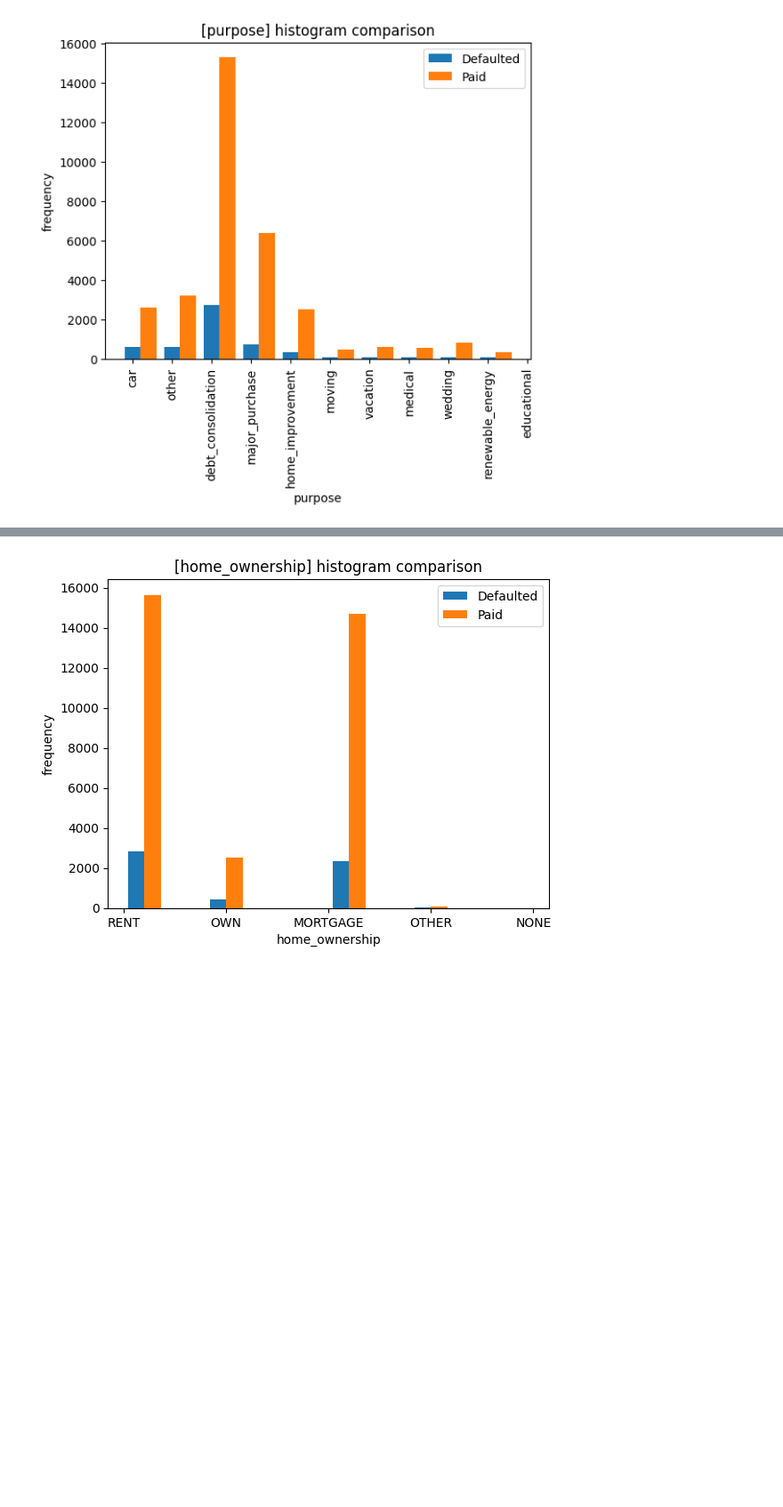
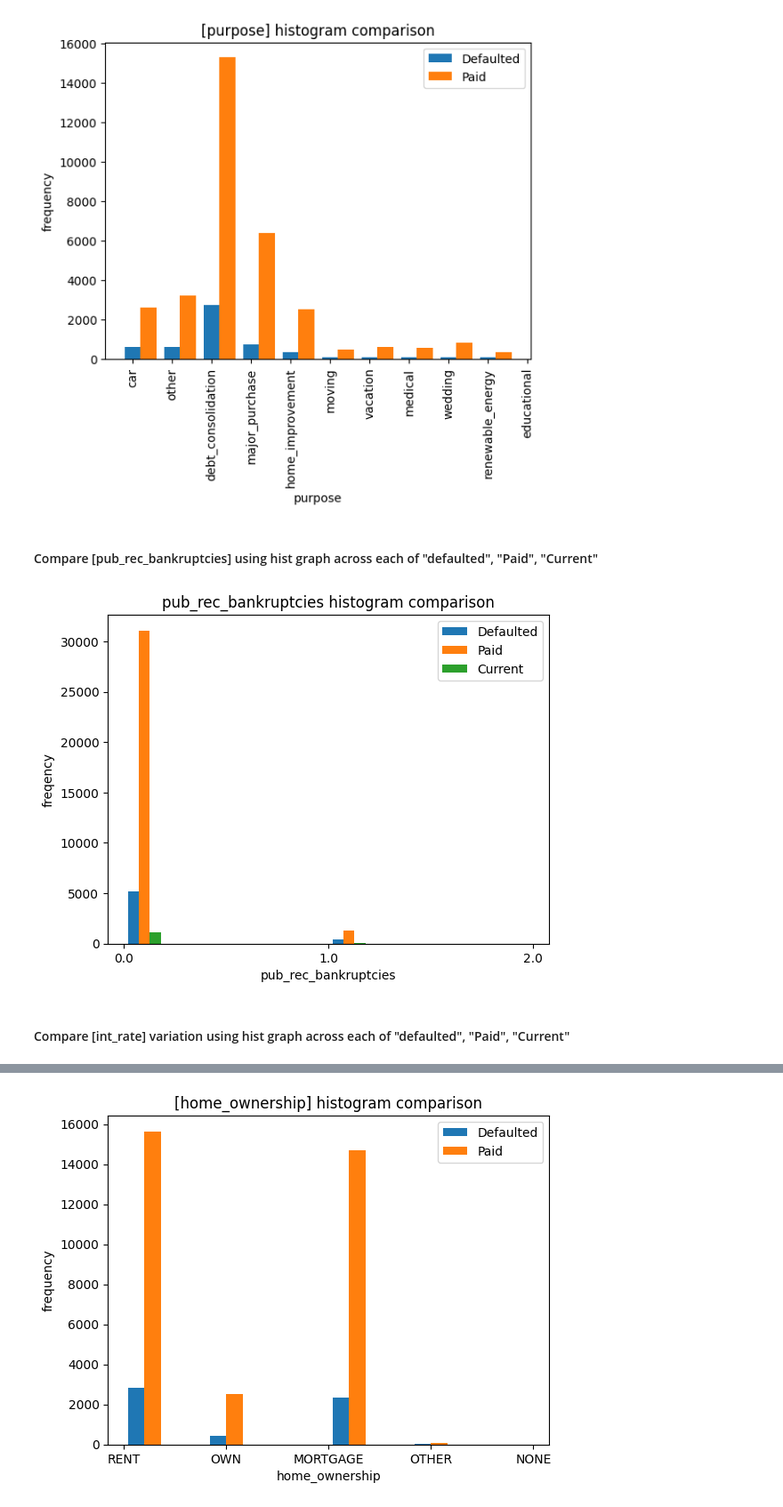
Before and after one commit to santoshmahto7/LendingClubCase, a Jupyter notebook: loan_santosh_1.ipynb, the cells around one changed output, grey strips where cells are left out. Shown at 89% size. Drawn from its saved outputs; the diff is of its cells as text; code cells hidden in the pictures; blank space fills up the shorter version.

```diff
--- a/loan_santosh_1.ipynb
+++ b/loan_santosh_1.ipynb
@@ -222,4 +261,23 @@ plt.ylabel('frequency')
 plt.show()
 # %% [output]
 [figure]
+# %% [markdown]
+#### Compare [pub_rec_bankruptcies] using hist graph across each of "defaulted", "Paid", "Current"
+# %%
+### Compare [pub_rec_bankruptcies] using hist graph across each of "defaulted", "Paid", "Current"
+
+x = df_c["pub_rec_bankruptcies"].dropna().astype(str)
+y = df_p["pub_rec_bankruptcies"].dropna().astype(str)
+z = df_r["pub_rec_bankruptcies"].dropna().astype(str)
+
+o1, o2, o3 = plt.hist([x, y, z], label=['Defaulted', 'Paid', 'Current'])
+plt.legend(loc='upper right')
+plt.title('pub_rec_bankruptcies histogram comparison')
+plt.xlabel('pub_rec_bankruptcies')
+plt.ylabel('freqency')
+plt.show()
+# %% [output]
+[figure, new version]
+# %% [markdown]
+#### Compare [int_rate] variation using hist graph across each of "defaulted", "Paid", "Current"
 # %%
```
Also changed, not shown: parts of 67 cells of this notebook.
